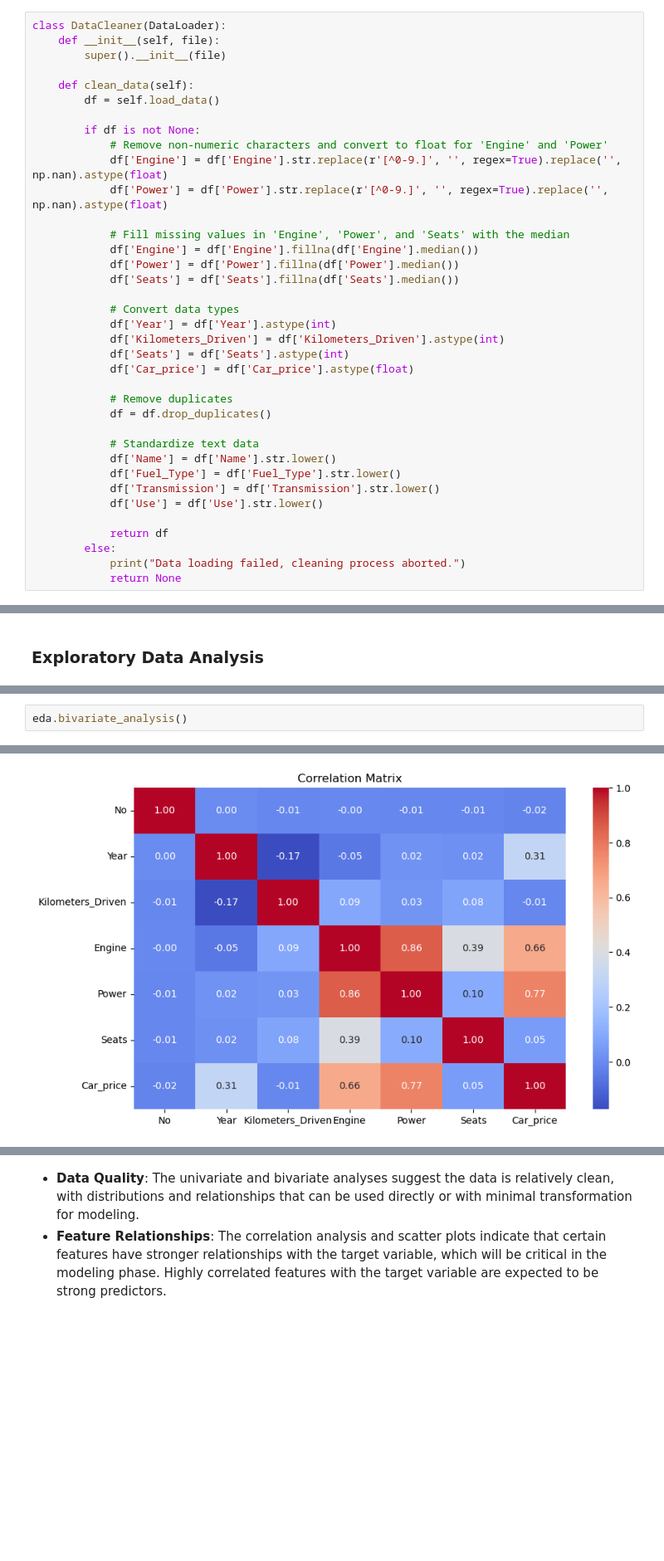
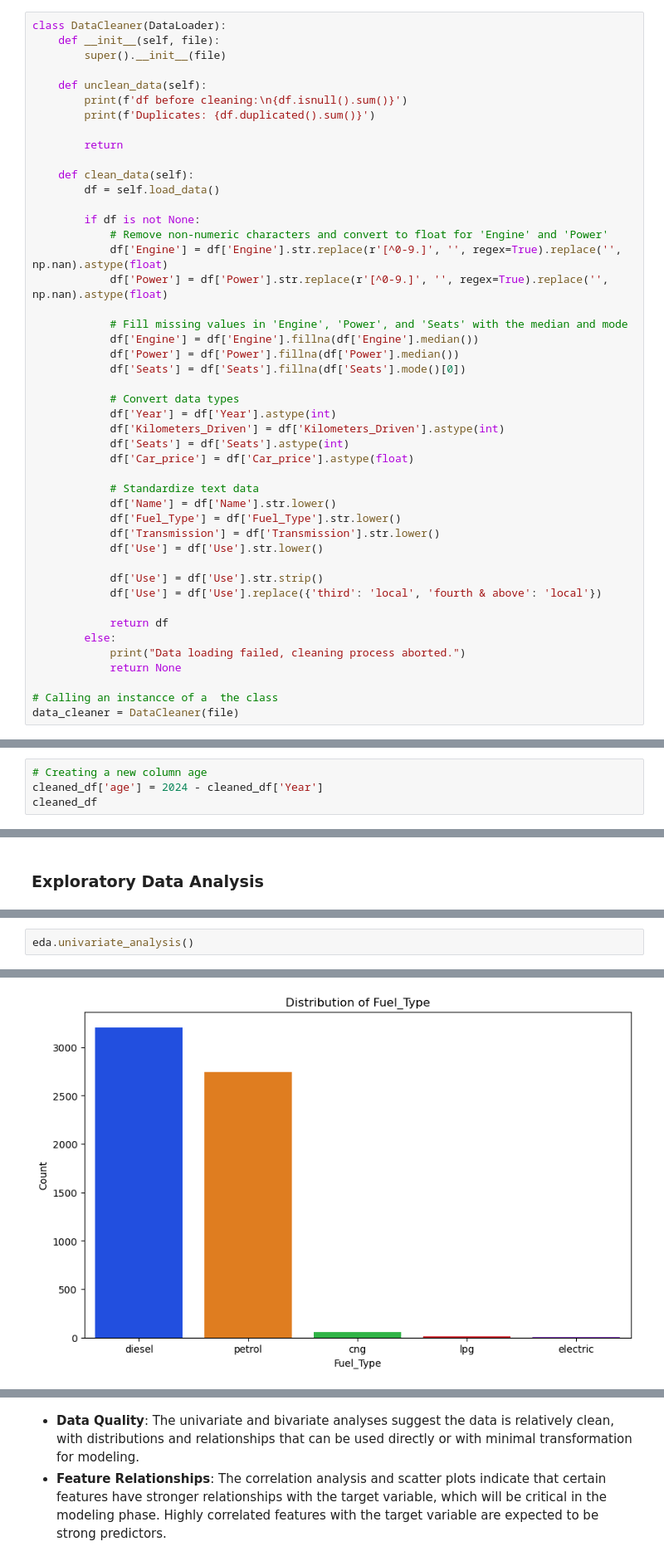
Before and after one commit to jakkkc/car_price, a Jupyter notebook: index.ipynb, the cells around one changed output, grey strips where cells are left out. Shown at 83% size. Saved outputs shown, nothing was run; the diff lists cells and outputs as text; blank space fills up the shorter version.

```diff
--- a/index.ipynb
+++ b/index.ipynb
@@ -280,6 +179,12 @@ We filter out duplicate listings by focusing on values that increase the likelih
 class DataCleaner(DataLoader):
     def __init__(self, file):
         super().__init__(file)
+
+    def unclean_data(self):
+        print(f'df before cleaning:\n{df.isnull().sum()}')
+        print(f'Duplicates: {df.duplicated().sum()}')
+
+        return
 
     def clean_data(self):
         df = self.load_data()
@@ -289,10 +194,10 @@ class DataCleaner(DataLoader):
             df['Engine'] = df['Engine'].str.replace(r'[^0-9.]', '', regex=True).replace('', np.nan).astype(float)
             df['Power'] = df['Power'].str.replace(r'[^0-9.]', '', regex=True).replace('', np.nan).astype(float)
 
-            # Fill missing values in 'Engine', 'Power', and 'Seats' with the median
+            # Fill missing values in 'Engine', 'Power', and 'Seats' with the median and mode
             df['Engine'] = df['Engine'].fillna(df['Engine'].median())
             df['Power'] = df['Power'].fillna(df['Power'].median())
-            df['Seats'] = df['Seats'].fillna(df['Seats'].median())
+            df['Seats'] = df['Seats'].fillna(df['Seats'].mode()[0])
 
             # Convert data types
             df['Year'] = df['Year'].astype(int)
@@ -300,16 +205,19 @@ class DataCleaner(DataLoader):
             df['Seats'] = df['Seats'].astype(int)
             df['Car_price'] = df['Car_price'].astype(float)
 
-            # Remove duplicates
-            df = df.drop_duplicates()
-
             # Standardize text data
             df['Name'] = df['Name'].str.lower()
             df['Fuel_Type'] = df['Fuel_Type'].str.lower()
             df['Transmission'] = df['Transmission'].str.lower()
             df['Use'] = df['Use'].str.lower()
 
+            df['Use'] = df['Use'].str.strip()
+            df['Use'] = df['Use'].replace({'third': 'local', 'fourth & above': 'local'})
+
             return df
         else:
             print("Data loading failed, cleaning process aborted.")
             return None
+
+# Calling an instancce of a  the class
+data_cleaner = DataCleaner(file)
@@ -407,0 +267,4 @@ plt.show()
+# %%
+# Creating a new column age
+cleaned_df['age'] = 2024 - cleaned_df['Year']
+cleaned_df
@@ -609,3 +482,3 @@ eda.univariate_analysis()
 # %%
-eda.bivariate_analysis()
+eda.univariate_analysis()
 # %% [output]
@@ -615 +491 @@ eda.bivariate_analysis()
-[figure, old version]
+[figure, new version]
```
Also changed, not shown: parts of 66 cells of this notebook, 2 other files.
